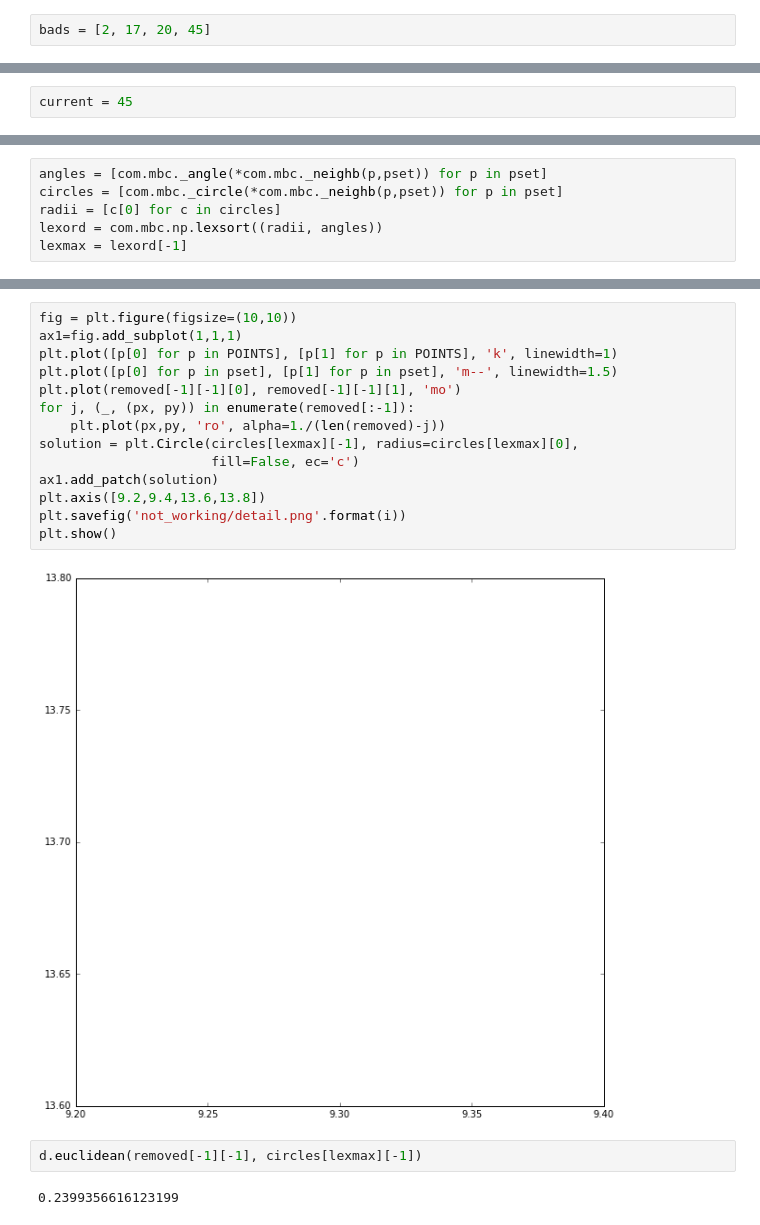
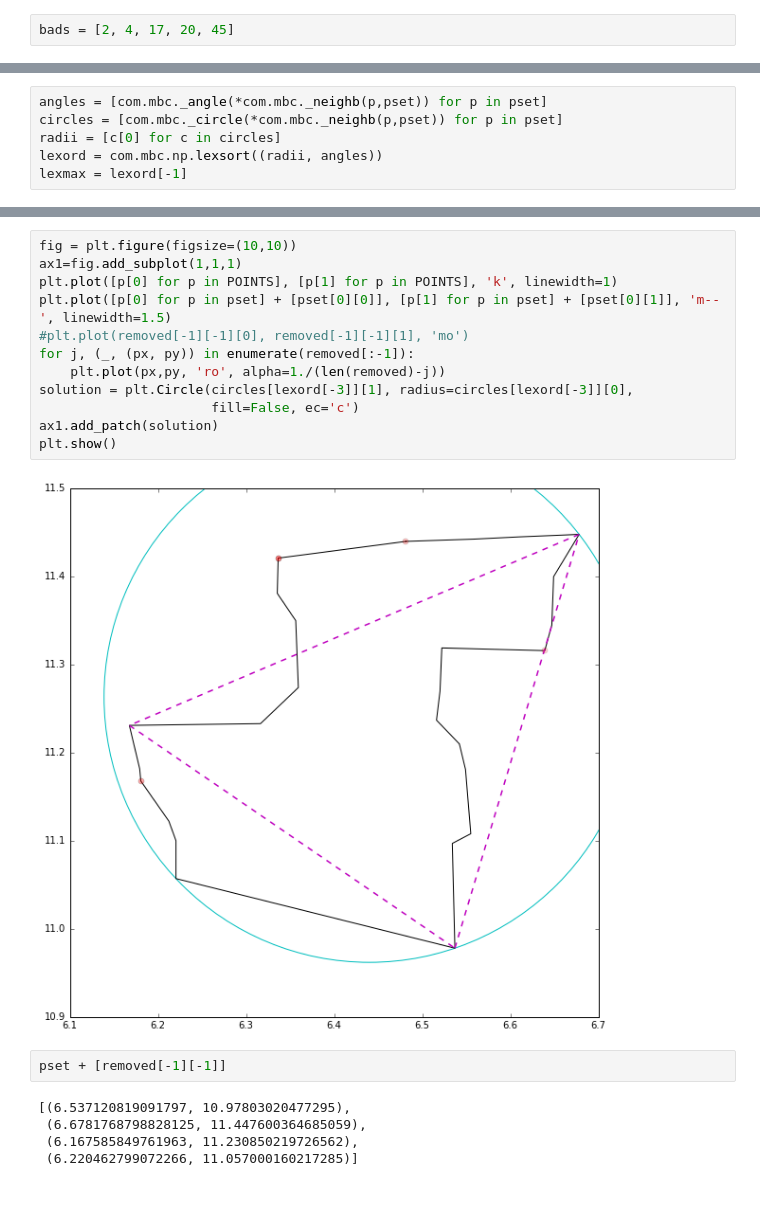
Before and after one commit to ljwolf/pysal, a Jupyter notebook: Minimum bounding circle.ipynb, the cells around one changed output, grey strips where cells are left out. Saved outputs shown, nothing was run; the diff lists cells and outputs as text; blank space fills up the shorter version.

```diff
--- a/Minimum bounding circle.ipynb
+++ b/Minimum bounding circle.ipynb
@@ -129,7 +129,7 @@ demo_mbc(chains)
 # %% [markdown]
 Seems as if we're there, in a large part. Now, only shapes 2, 17, 20, and 45 are failing.
 # %%
-bads = [2, 17, 20, 45]
+bads = [2, 4, 17, 20, 45]
 # %%
 current = bads.pop()
 print(current)
@@ -138,5 +138,3 @@ print(current)
-# %%
-current = 45
 # %%
 removed = []
 i = 0
@@ -206,20 +205,21 @@ plt.show()
 # %%
 fig = plt.figure(figsize=(10,10))
 ax1=fig.add_subplot(1,1,1)
 plt.plot([p[0] for p in POINTS], [p[1] for p in POINTS], 'k', linewidth=1)
-plt.plot([p[0] for p in pset], [p[1] for p in pset], 'm--', linewidth=1.5)
-plt.plot(removed[-1][-1][0], removed[-1][-1][1], 'mo')
+plt.plot([p[0] for p in pset] + [pset[0][0]], [p[1] for p in pset] + [pset[0][1]], 'm--', linewidth=1.5)
+#plt.plot(removed[-1][-1][0], removed[-1][-1][1], 'mo')
 for j, (_, (px, py)) in enumerate(removed[:-1]):
     plt.plot(px,py, 'ro', alpha=1./(len(removed)-j))
-solution = plt.Circle(circles[lexmax][-1], radius=circles[lexmax][0],
+solution = plt.Circle(circles[lexord[-3]][1], radius=circles[lexord[-3]][0],
                       fill=False, ec='c')
 ax1.add_patch(solution)
-plt.axis([9.2,9.4,13.6,13.8])
-plt.savefig('not_working/detail.png'.format(i))
 plt.show()
 # %% [output]
-[figure, old version]
+[figure, new version]
 # %%
-d.euclidean(removed[-1][-1], circles[lexmax][-1])
+pset + [removed[-1][-1]]
 # %% [output]
-0.2399356616123199
+[(6.537120819091797, 10.97803020477295),
+ (6.6781768798828125, 11.447600364685059),
+ (6.167585849761963, 11.230850219726562),
+ (6.220462799072266, 11.057000160217285)]
```
Also changed, not shown: parts of 18 cells of this notebook.
